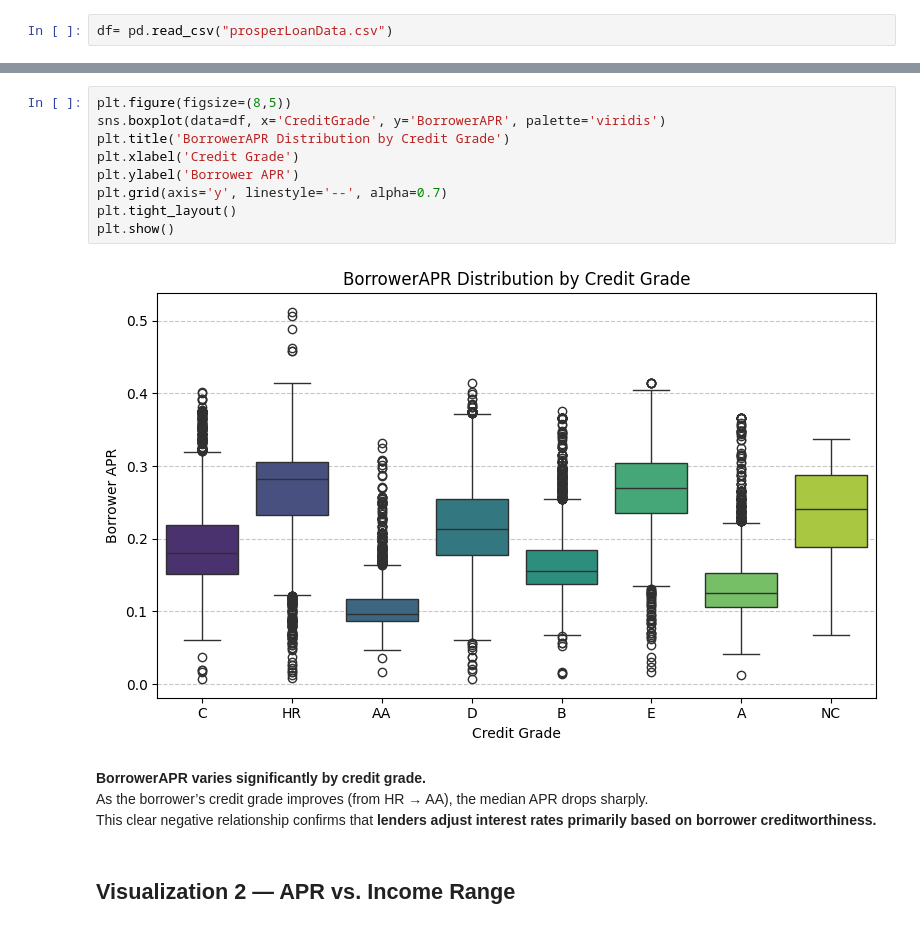
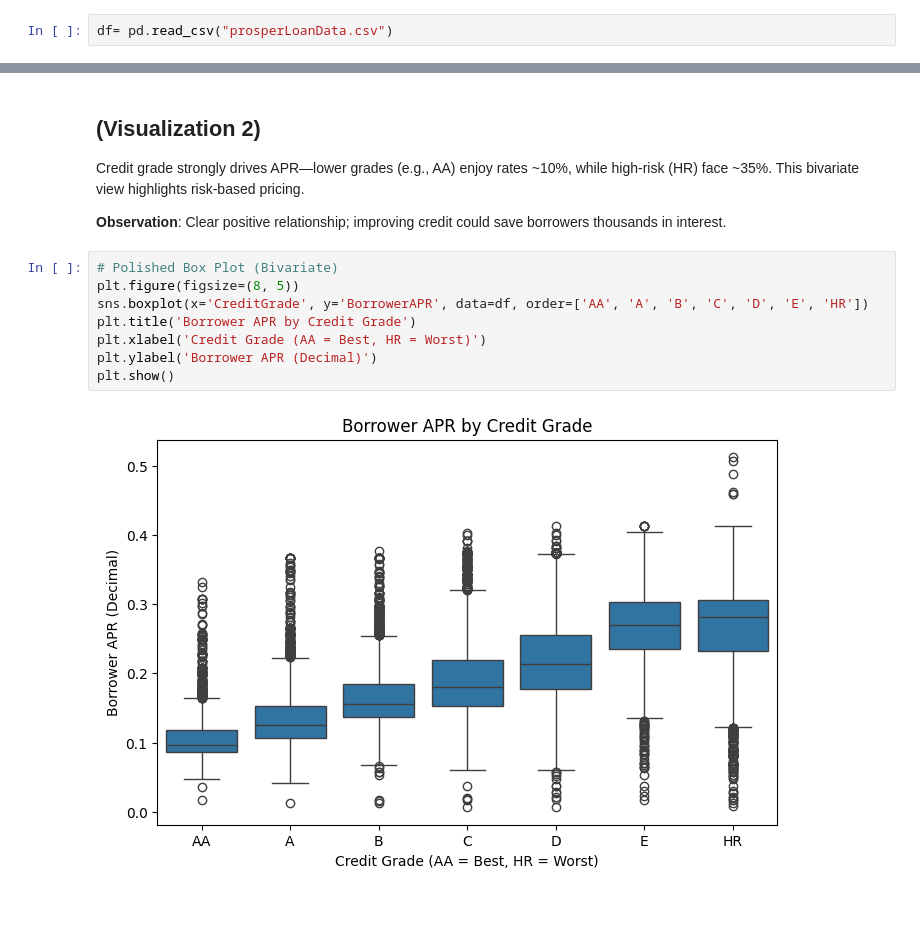
Before and after one commit to MarahSalahat/What-Drives-BorrowerAPR, a Jupyter notebook: Part_II_explanatory_template.ipynb, the cells around one changed output, grey strips where cells are left out. Cells and saved outputs as stored; diff of their text form.

```diff
--- a/Part_II_explanatory_template.ipynb
+++ b/Part_II_explanatory_template.ipynb
@@ -29,18 +51,16 @@ df= pd.read_csv("prosperLoanData.csv")
+# %% [markdown]
+## (Visualization 2)
+
+Credit grade strongly drives APR—lower grades (e.g., AA) enjoy rates ~10%, while high-risk (HR) face ~35%. This bivariate view highlights risk-based pricing.
+
+**Observation**: Clear positive relationship; improving credit could save borrowers thousands in interest.
 # %%
-plt.figure(figsize=(8,5))
-sns.boxplot(data=df, x='CreditGrade', y='BorrowerAPR', palette='viridis')
-plt.title('BorrowerAPR Distribution by Credit Grade')
-plt.xlabel('Credit Grade')
-plt.ylabel('Borrower APR')
-plt.grid(axis='y', linestyle='--', alpha=0.7)
-plt.tight_layout()
+# Polished Box Plot (Bivariate)
+plt.figure(figsize=(8, 5))
+sns.boxplot(x='CreditGrade', y='BorrowerAPR', data=df, order=['AA', 'A', 'B', 'C', 'D', 'E', 'HR'])
+plt.title('Borrower APR by Credit Grade')
+plt.xlabel('Credit Grade (AA = Best, HR = Worst)')
+plt.ylabel('Borrower APR (Decimal)')
 plt.show()
 # %% [output]
-[figure, old version]
+[figure, new version]
-# %% [markdown]
-
-**BorrowerAPR varies significantly by credit grade.**
-As the borrower’s credit grade improves (from HR → AA), the median APR drops sharply.
-This clear negative relationship confirms that **lenders adjust interest rates primarily based on borrower creditworthiness.**
-# %% [markdown]
-## Visualization 2 — APR vs. Income Range
```
Also changed, not shown: parts of 14 cells of this notebook, 1 other file.
